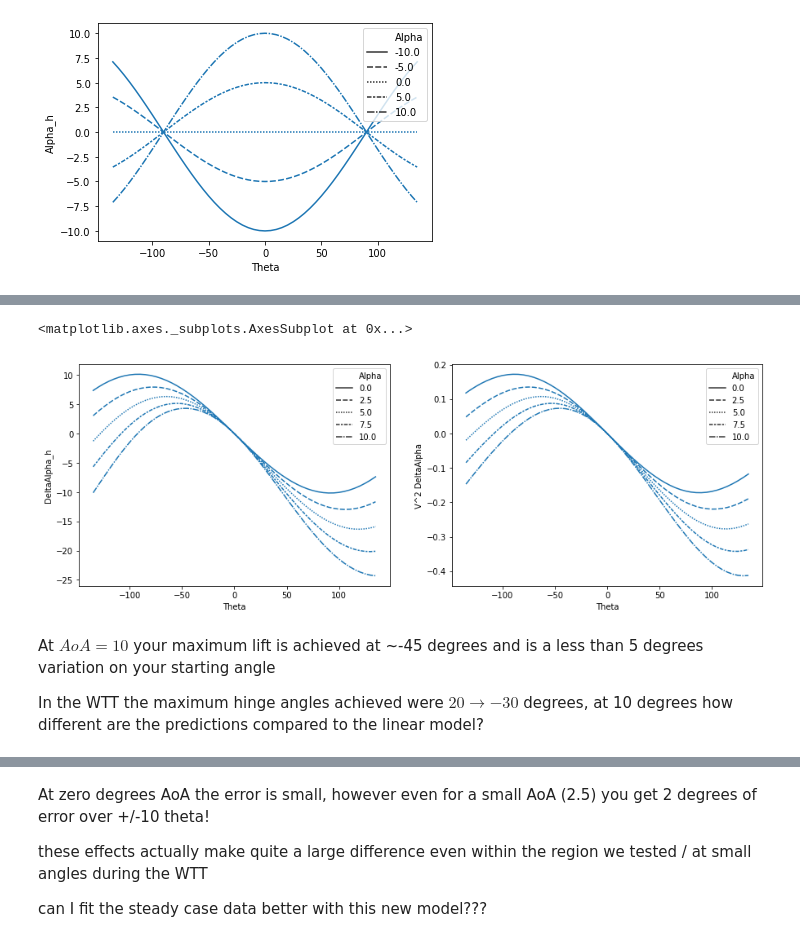
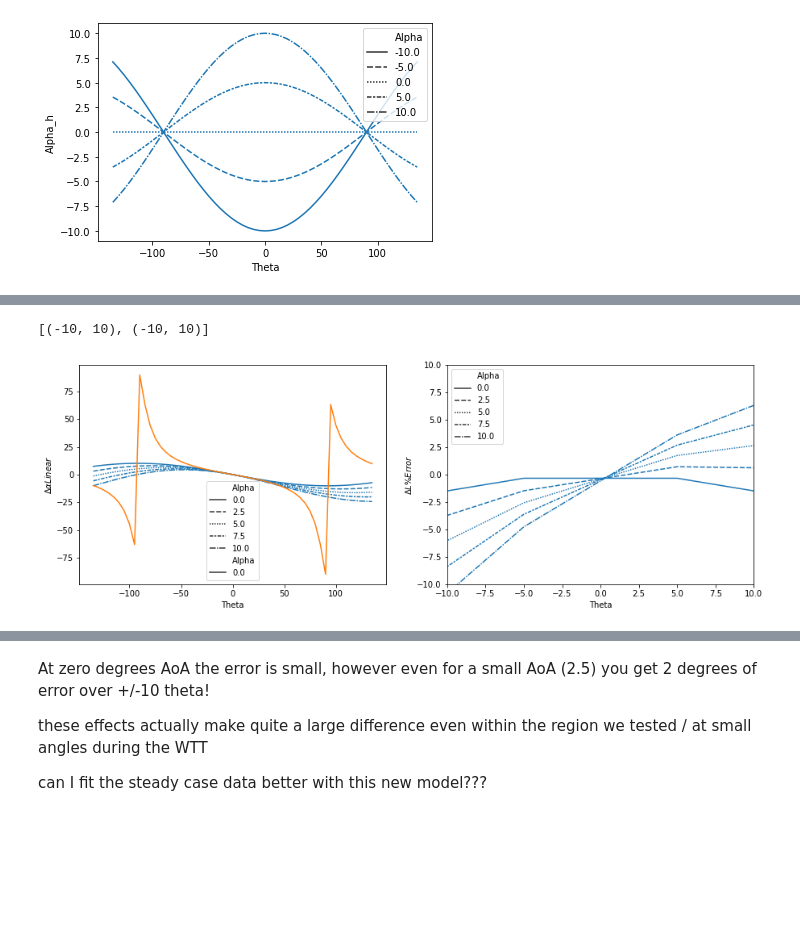
Before and after one commit to fh9g12/FwtModels, a Jupyter notebook: 7_HowDoesDeltaAlphaReallyVary.ipynb, the cells around one changed output, grey strips where cells are left out. Cells and saved outputs as stored; diff of their text form; code cells hidden in the pictures; blank space fills up the shorter version.

```diff
--- a/7_HowDoesDeltaAlphaReallyVary.ipynb
+++ b/7_HowDoesDeltaAlphaReallyVary.ipynb
@@ -138,8 +184,12 @@ sns.lineplot(data = d,x='Theta',y='Alpha_h',style = 'Alpha')
 # %%
-d = df[(pd.Series((np.isin(df['Lambda'],[-25,-15,0,15,25])))) & (df['Alpha']==0) & (df['Beta']==0)]
+df['Delta Lift'] = df['u_h']*df['u_h']*np.deg2rad(df['DeltaAlpha_h'])
+
+d = df[(pd.Series((np.isin(df['Lambda'],[-25,-20,-15,-10,-5,0])))) & (df['Alpha']==0) & (df['Beta']==0)]
+
 fig, axes = plt.subplots(1,2,figsize=(15,5))
-ax = sns.lineplot(data = d,x='Theta',y='DeltaAlpha_h',style='Lambda',ax=axes[0])
-ax = sns.lineplot(data = d,x='Theta',y='Beta_h',style='Lambda',ax=axes[1])
+sns.lineplot(data = d,x='Theta',y='Delta Lift',style='Lambda',ax=axes[0])
+sns.lineplot(data = d,x='Theta',y='u_h',style='Lambda',ax=axes[1])
 
-# ax.set(grid = True)
+
+AnnotateMaxs(data=d,group='Lambda',x='Theta',y='Delta Lift',ax=axes[0])
 # %% [output]
@@ -153,8 +203,10 @@ Assuming everything else is constant how does the lift vary?
 # %%
-df['V^2 DeltaAlpha'] = df['u_h']*df['u_h']*np.deg2rad(df['DeltaAlpha_h'])
-
-d = df[(pd.Series((np.isin(df['Lambda'],[-25,-15,0,15,25])))) & (df['Alpha']==0) & (df['Beta']==0)]
+d = df[(pd.Series((np.isin(df['Alpha'],[0,5,10])))) & (df['Lambda']==-10) & (df['Beta']==0)]
 
 fig, axes = plt.subplots(1,2,figsize=(15,5))
-sns.lineplot(data = d,x='Theta',y='V^2 DeltaAlpha',style='Lambda',ax=axes[0])
+sns.lineplot(data = d,x='Theta',y='DeltaAlpha_h',style='Alpha',ax=axes[0])
+sns.lineplot(data = d,x='Theta',y='Delta Lift',style='Alpha',ax=axes[1])
+
+AnnotateMaxs(data=d,group='Alpha',x='Theta',y='DeltaAlpha_h',ax=axes[0])
+AnnotateMaxs(data=d,group='Alpha',x='Theta',y='Delta Lift',ax=axes[1])
 # %% [output]
@@ -169,13 +224,28 @@ How does varying the AoA vary the plot above?
 # %%
+# add linear terms to the main pandas array
+
+dAlphaLin = r'$\Delta\alpha Linear$'
+dLiftLin = '$\Delta L Linear$'
+dAlphaErrorS = '$\Delta\\alpha Error [Deg]$'
+dLiftError = '$\Delta L \% Error$'
+
+df[dAlphaLin] =np.rad2deg(np.arctan(np.tan(np.deg2rad(df['Theta']))*np.sin(np.deg2rad(df['Lambda']))))
+df[dLiftLin] = np.deg2rad(df[dAlphaLin])
+df[dAlphaErrorS] = df['DeltaAlpha_h']-df[dAlphaLin]
+df[dLiftError] = (np.round(df['Delta Lift'],5)-df[dLiftLin])/np.round(df['Delta Lift'],5)*100
+
+# get data to plot
 d = df[(pd.Series((np.isin(df['Alpha'],[0,2.5,5,7.5,10])))) & (df['Lambda']==-10) & (df['Beta']==0)]
 
 fig, axes = plt.subplots(1,2,figsize=(15,5))
 sns.lineplot(data = d,x='Theta',y='DeltaAlpha_h',style='Alpha',ax=axes[0])
-sns.lineplot(data = d,x='Theta',y='V^2 DeltaAlpha',style='Alpha',ax=axes[1])
+sns.lineplot(data = d,x='Theta',y= dLiftError ,style='Alpha',ax=axes[1])
+
+# plot the linear data ontop
+dLin = d[d['Alpha']==0]
+sns.lineplot(data = dLin,x='Theta',y=dAlphaLin, style='Alpha',ax=axes[0])
+#sns.lineplot(data = dLin,x='Theta',y=dLiftError, style='Alpha',ax=axes[1])
+axes[1].set(xlim=(-10,10),ylim=(-10,10))
 # %% [output]
-<matplotlib.axes._subplots.AxesSubplot at 0x...>
+[(-10, 10), (-10, 10)]
-[figure, old version]
+[figure, new version]
-# %% [markdown]
-At $AoA=10$ your maximum lift is achieved at ~-45 degrees and is a less than 5 degrees variation on your starting angle
-
-In the WTT the maximum hinge angles achieved were $20 \to -30$ degrees, at 10 degrees how different are the predictions compared to the linear model?
```
Also changed, not shown: parts of 23 cells of this notebook.
